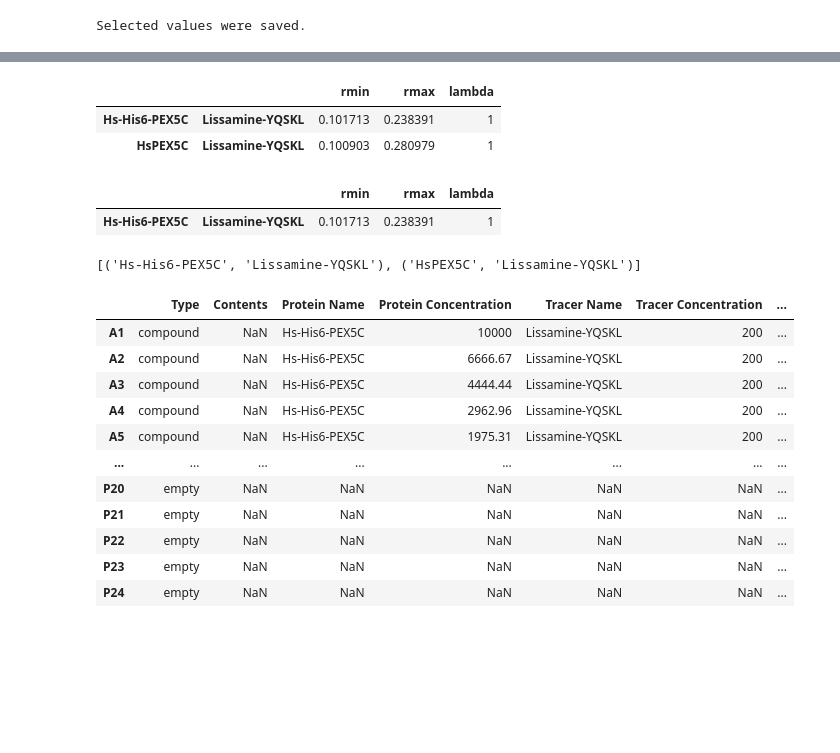
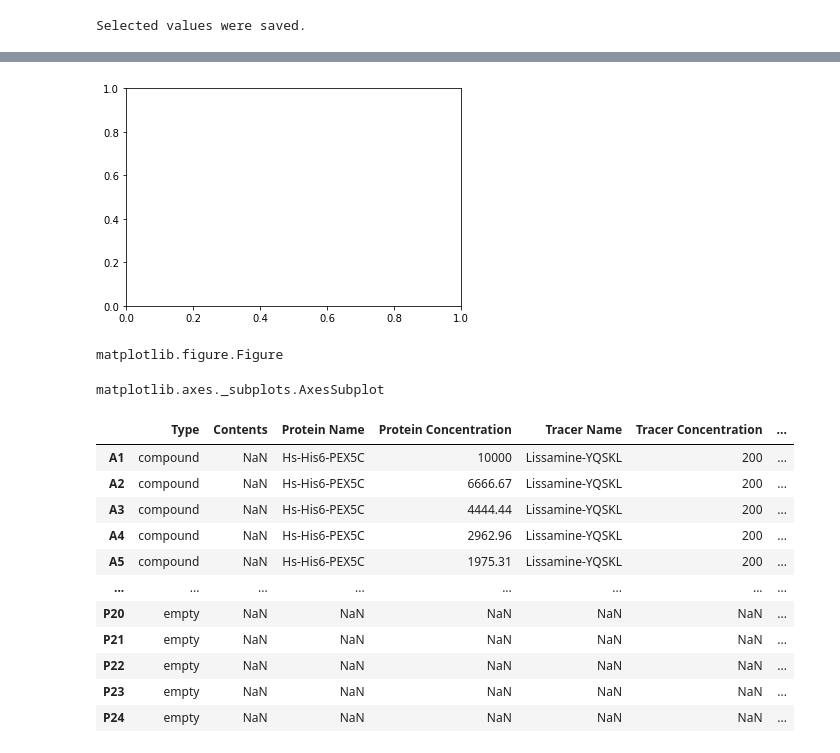
Before and after one commit to mariuszlas/Fluorescence-Anisotropy-Analysis-Development, a Jupyter notebook: fluorescenceanisotropy/fluores_anisotropy.ipynb, the cells around one changed output, grey strips where cells are left out. Cells and saved outputs as stored; diff of their text form; code cells hidden in the pictures; blank space fills up the shorter version.

```diff
--- a/fluorescenceanisotropy/fluores_anisotropy.ipynb
+++ b/fluorescenceanisotropy/fluores_anisotropy.ipynb
@@ -1110,6 +1043,0 @@ import_params(csv_file="C:\\Users\\Bartek\\Desktop\\repeat_1_fitting.csv")
-# %%
-my_data1.final_fit
-# %% [output]
-|  |  | rmin | rmax | lambda |
-| Hs-His6-PEX5C | Lissamine-YQSKL | 0.101713 | 0.238391 | 1 |
-| HsPEX5C | Lissamine-YQSKL | 0.100903 | 0.280979 | 1 |
@@ -1118,12 +1044,15 @@ ind = list(my_data1.final_fit.index)
-# %%
-q.loc[q.index.intersection(ind)]
-# %% [output]
-|  |  | rmin | rmax | lambda |
-| Hs-His6-PEX5C | Lissamine-YQSKL | 0.101713 | 0.238391 | 1 |
-# %%
-print(ind)
-# %% [output]
-[('Hs-His6-PEX5C', 'Lissamine-YQSKL'), ('HsPEX5C', 'Lissamine-YQSKL')]
+# %%
+fig, ax = plt.subplots()
+# %% [output]
+[figure, added]
+# %%
+type(fig)
+# %% [output]
+matplotlib.figure.Figure
+# %%
+type(ax)
+# %% [output]
+matplotlib.axes._subplots.AxesSubplot
 # %%
 my_data1.plate_map
 # %% [output]
```
Also changed, not shown: parts of 23 cells of this notebook.
